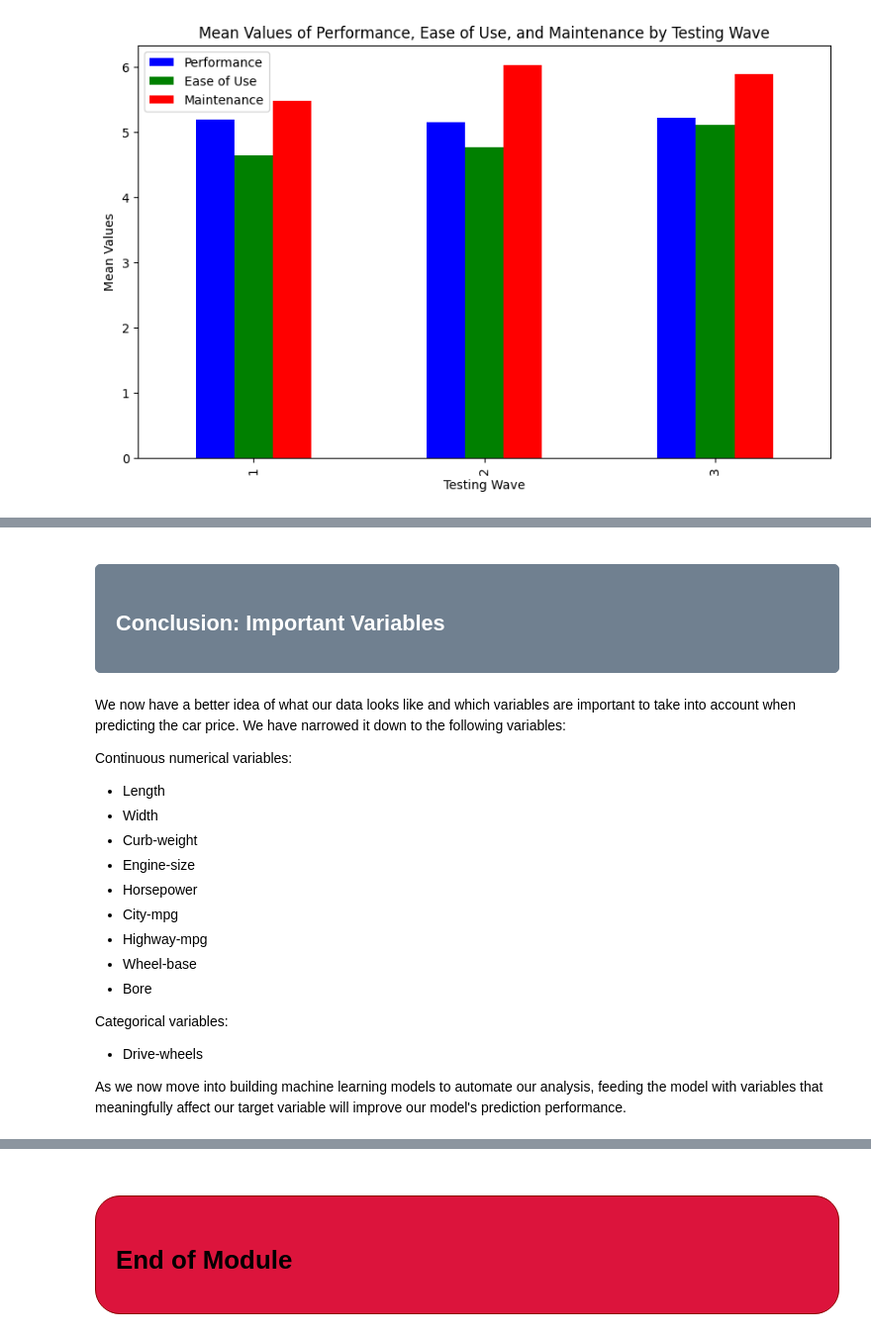
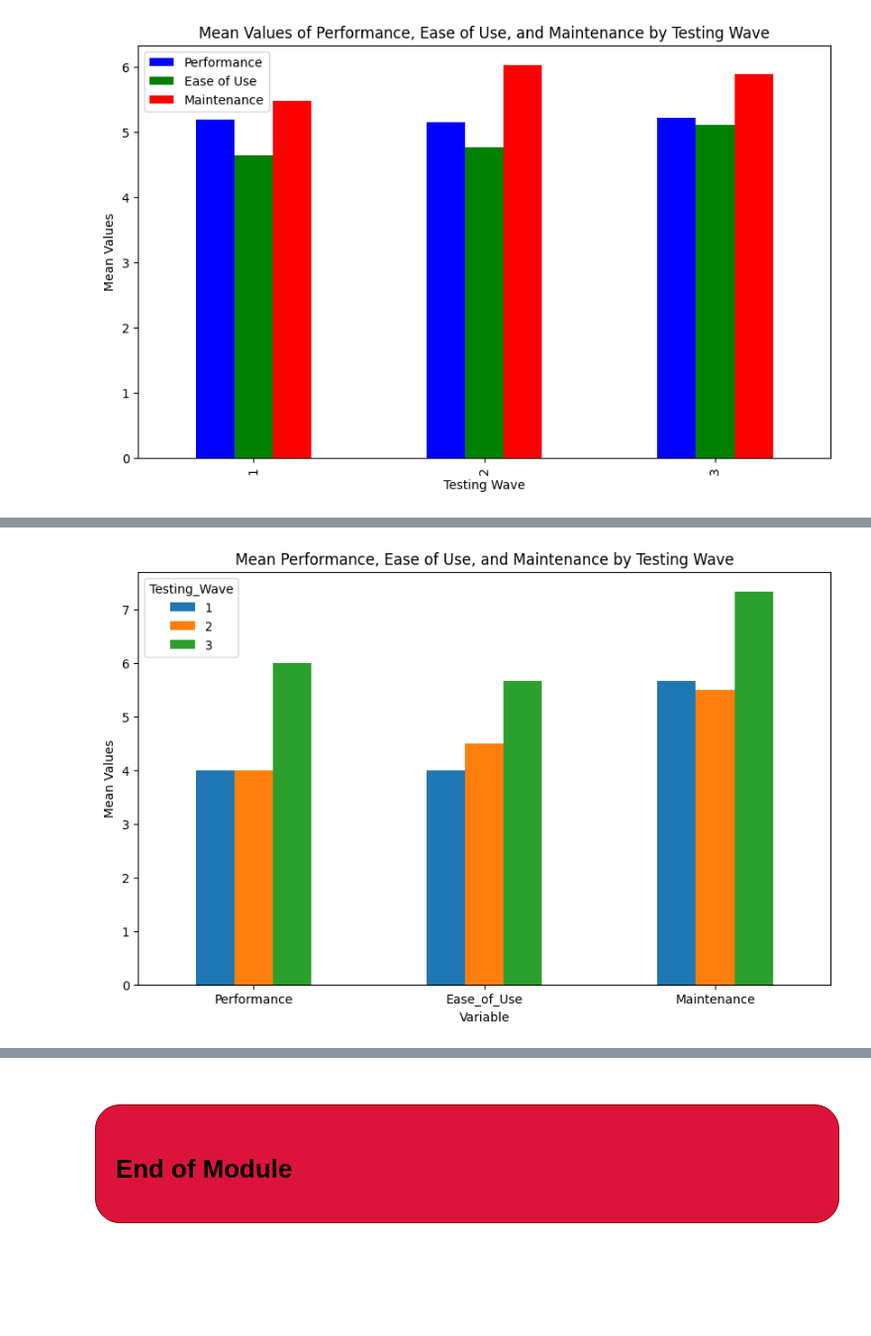
Before and after one commit to rgregs60/Python-Fall-2024-Notebooks, a Jupyter notebook: In Class Demos/Python Demo #8 - Python Homework 2.ipynb, the cells around one changed output, grey strips where cells are left out. Shown at 99% size. Drawn from its saved outputs; the diff is of its cells as text; code cells hidden in the pictures; blank space fills up the shorter version.

```diff
--- a/In Class Demos/Python Demo #8 - Python Homework 2.ipynb
+++ b/In Class Demos/Python Demo #8 - Python Homework 2.ipynb
@@ -2539,27 +347,45 @@ correlation_matrix.to_excel('correlation_matrix.xlsx')
-# %% [markdown]
-<div style="background-color: #708090; color: #FFFFFF; padding: 20px; border-radius: 5px; margin-top: 20px; border: 1px solid #708090"
->
-<h2>Conclusion: Important Variables</h2>
-</div>
-# %% [markdown]
-<p>We now have a better idea of what our data looks like and which variables are important to take into account when predicting the car price. We have narrowed it down to the following variables:</p>
-
-Continuous numerical variables:
-<ul>
-    <li>Length</li>
-    <li>Width</li>
-    <li>Curb-weight</li>
-    <li>Engine-size</li>
-    <li>Horsepower</li>
-    <li>City-mpg</li>
-    <li>Highway-mpg</li>
-    <li>Wheel-base</li>
-    <li>Bore</li>
-</ul>
-
-Categorical variables:
-<ul>
-    <li>Drive-wheels</li>
-</ul>
-
-<p>As we now move into building machine learning models to automate our analysis, feeding the model with variables that meaningfully affect our target variable will improve our model's prediction performance.</p>
+# %%
+# Corrected version of the code
+
+# Corrected version with bigger plot
+
+import pandas as pd  # importing pandas library
+import matplotlib.pyplot as plt  # importing matplotlib library
+import numpy as np  # importing numpy library
+
+# Assume reverse_labels and labels are already defined as in the user example
+# reverse_labels = {v: k for k, v in labels.items()}
+
+# Assuming Sat_Data is a DataFrame, and we're replacing categorical data with numerical
+# Simulating labels as a placeholder
+reverse_labels = {'Low': 1, 'Medium': 2, 'High': 3}
+
+# Example data for Sat_Data
+data = {
+    'Testing_Wave': [1, 1, 1, 2, 2, 3, 3, 3],
+    'Performance': [6, 4, 2, 5, 3, 7, 5, 6],
+    'Ease_of_Use': [5, 4, 3, 5, 4, 6, 5, 6],
+    'Maintenance': [7, 4, 6, 6, 5, 8, 7, 7]
+}
+Sat_Data = pd.DataFrame(data)
+
+# Now, calculating the mean values
+mean_values_updated = Sat_Data.groupby('Testing_Wave').mean()
+
+# Create a larger figure with increased size
+fig, ax = plt.subplots(figsize=(10, 6))  # Increased size (width, height)
+
+# Transpose the mean_values dataframe so that variables (Performance, Ease_of_Use, Maintenance) are the x-axis labels
+mean_values_updated[['Performance', 'Ease_of_Use', 'Maintenance']].T.plot(kind='bar', ax=ax)
+
+# Set labels and title
+ax.set_xlabel('Variable')
+ax.set_ylabel('Mean Values')
+ax.set_title('Mean Performance, Ease of Use, and Maintenance by Testing Wave')
+
+# Display the plot
+plt.xticks(rotation=0)
+
+plt.show()
+# %% [output]
+[figure, added]
```
Also changed, not shown: parts of 135 cells of this notebook.
